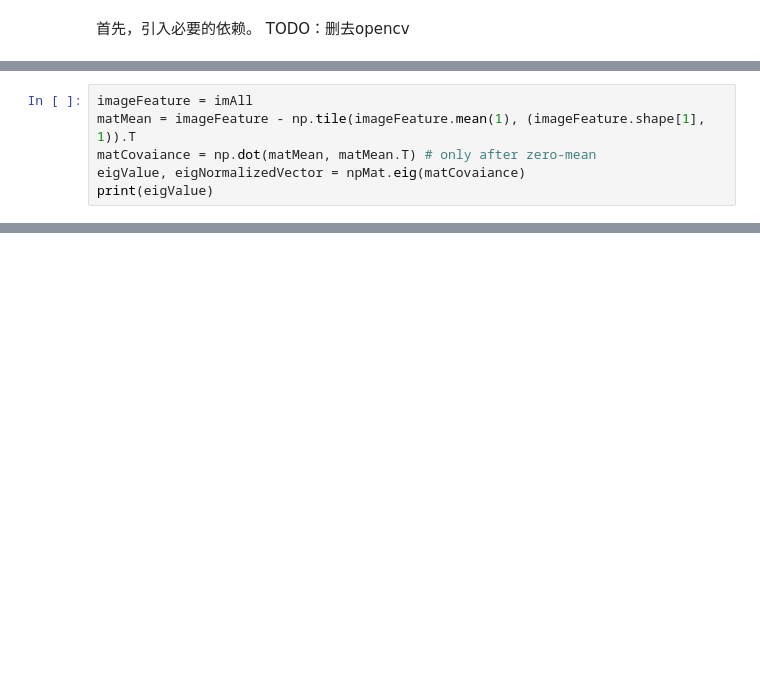
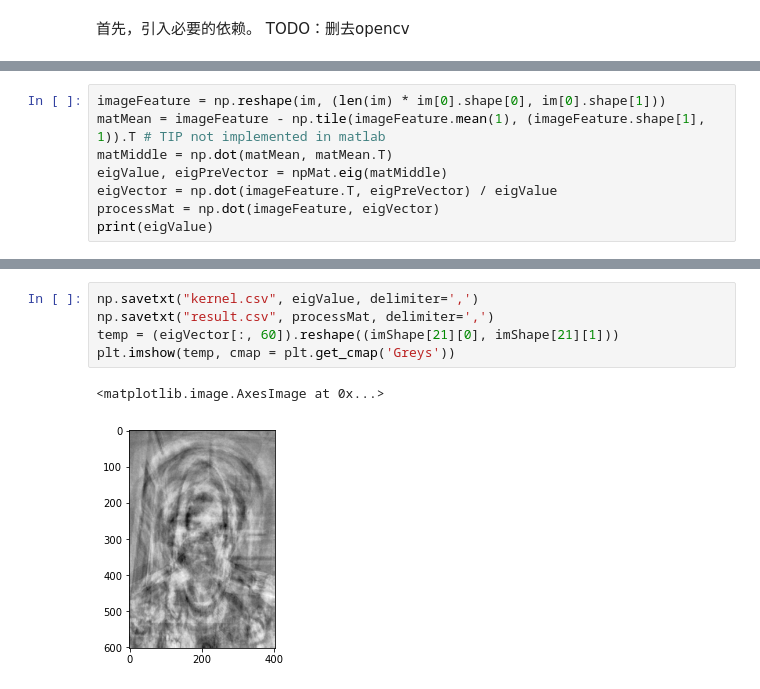
Before and after one commit to Tiger3018/hw, a Jupyter notebook: linear_algebra/class1.ipynb, the cells around one changed output, grey strips where cells are left out. Drawn from its saved outputs; the diff is of its cells as text; blank space fills up the shorter version.

```diff
--- a/linear_algebra/class1.ipynb
+++ b/linear_algebra/class1.ipynb
@@ -47,7 +103,9 @@ PCA 的核心步骤：计算主成分（特征值更大的特征向量），然
 # %%
-imageFeature = imAll
-matMean = imageFeature - np.tile(imageFeature.mean(1), (imageFeature.shape[1], 1)).T
-matCovaiance = np.dot(matMean, matMean.T) # only after zero-mean
-eigValue, eigNormalizedVector = npMat.eig(matCovaiance)
+imageFeature = np.reshape(im, (len(im) * im[0].shape[0], im[0].shape[1]))
+matMean = imageFeature - np.tile(imageFeature.mean(1), (imageFeature.shape[1], 1)).T # TIP not implemented in matlab
+matMiddle = np.dot(matMean, matMean.T)
+eigValue, eigPreVector = npMat.eig(matMiddle)
+eigVector = np.dot(imageFeature.T, eigPreVector) / eigValue
+processMat = np.dot(imageFeature, eigVector)
 print(eigValue)
 # %% [output]
@@ -56,0 +129,8 @@ print(eigValue)
+# %%
+np.savetxt("kernel.csv", eigValue, delimiter=',')
+np.savetxt("result.csv", processMat, delimiter=',')
+temp = (eigVector[:, 60]).reshape((imShape[21][0], imShape[21][1]))
+plt.imshow(temp, cmap = plt.get_cmap('Greys'))
+# %% [output]
+<matplotlib.image.AxesImage at 0x...>
+[figure, added]
```
Also changed, not shown: parts of 7 cells of this notebook, 9 other files.
